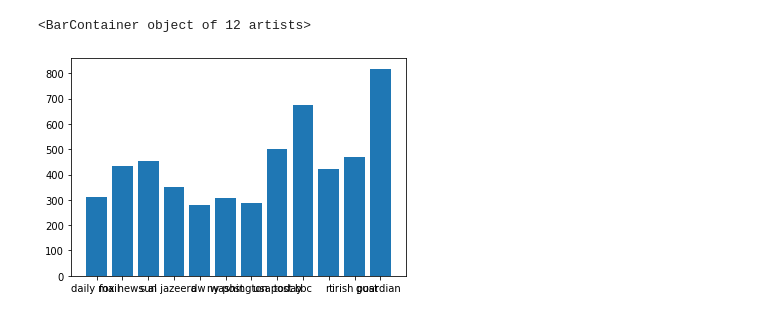
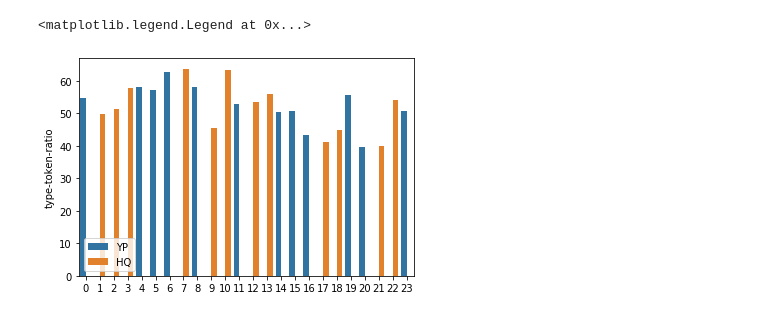
Before and after one commit to MauroJurada/NLP-Project, a Jupyter notebook: Article exploration .ipynb, the cells around one changed output. Cells and saved outputs as stored; diff of their text form; code cells hidden in the pictures.

```diff
--- a/Article exploration .ipynb
+++ b/Article exploration .ipynb
@@ -136,13 +228,0 @@ def average_sentence_word_length(article):
-# %%
-df['alpha-chars-ratio'] = df['Article'].apply(alpha_chars_ratio)
-df['digit-chars-ratio'] = df['Article'].apply(digit_chars_ratio)
-df['upper-chars-ratio'] = df['Article'].apply(upper_chars_ratio)
-df['white-chars-ratio'] = df['Article'].apply(white_chars_ratio)
-df['number-of-words'] = df['Article'].apply(total_number_of_words)
-df['size-of-vocabulary'] = df['Article'].apply(size_of_vocabulary)
-df['type-token-ratio'] = df['Article'].apply(type_token_ratio)
-df['hapax-legomena'] = df['Article'].apply(hapax_legomena)
-df['hapax-dislegomena'] = df['Article'].apply(hapax_dislegomena)
-df['average-word-length'] = df['Article'].apply(average_word_length)
-df['average-sentence-char-length'] = df['Article'].apply(average_sentence_char_length)
-df['average-sentence-word-length'] = df['Article'].apply(average_sentence_word_length)
@@ -170,5 +229,6 @@ plt.bar(df['Source'], df['alpha-chars-ratio'])
-# %%
-plt.bar(df['Source'], df['number-of-words'])
-# %% [output]
-<BarContainer object of 12 artists>
-[figure, removed]
+# %%
+sns.barplot(df.index, df['type-token-ratio'], hue=df.Class)
+plt.legend(loc='lower left')
+# %% [output]
+<matplotlib.legend.Legend at 0x...>
+[figure, added]
```
Also changed, not shown: parts of 13 cells of this notebook, 20 other files.
